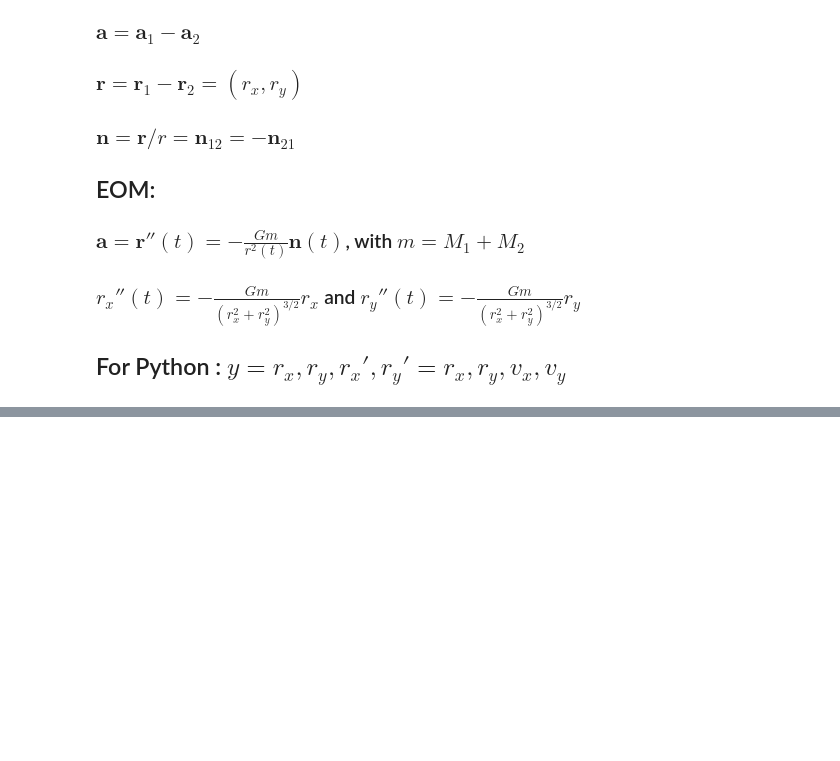
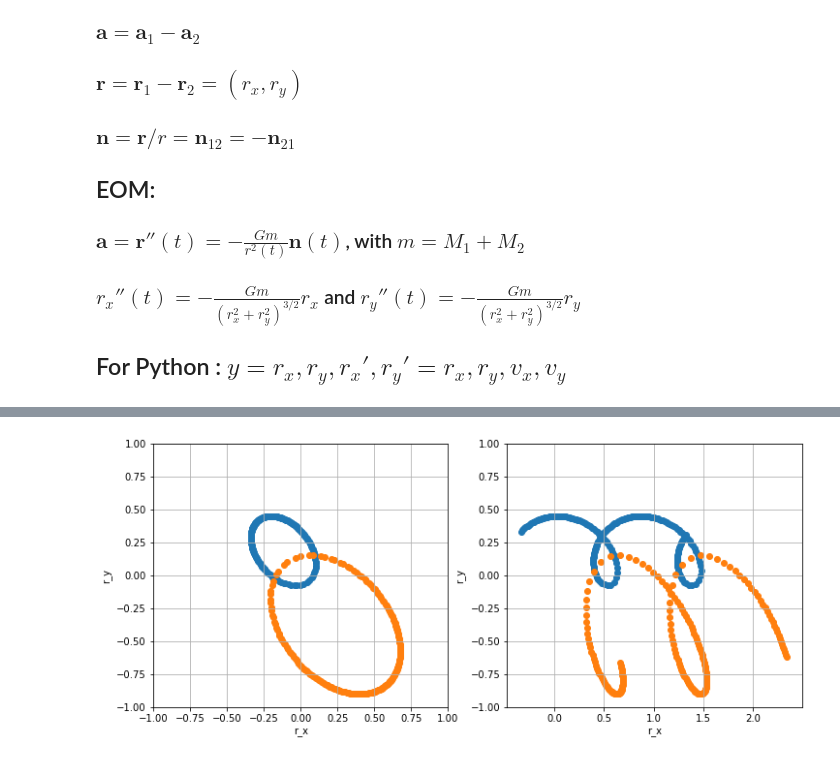
Before and after one commit to NiallJeffrey/post-Newtonian, a Jupyter notebook: Newton_2-body.ipynb, the cells around one changed output, grey strips where cells are left out. Saved outputs shown, nothing was run; the diff lists cells and outputs as text; code cells hidden in the pictures; blank space fills up the shorter version.

```diff
--- a/Newton_2-body.ipynb
+++ b/Newton_2-body.ipynb
@@ -53,0 +49,23 @@ No handles with labels found to put in legend.
+# %%
+def newtonian_r_components(r_relative, mass1, mass2):
+    specific_r_relative = r_relative / (mass1 + mass2)
+    return specific_r_relative * mass2, -specific_r_relative * mass1
+# %%
+r_relative = np.array([sol[:, 0], sol[:, 1]])
+
+r_x_absolute = newtonian_r_components(r_relative=r_relative[0], mass1=2., mass2=1.)
+
+r_y_absolute = newtonian_r_components(r_relative=r_relative[1], mass1=2., mass2=1.)
+# %%
+_ = plt.figure(figsize=(12,5)), plt.subplot(1,2,1)
+_ = plt.scatter(r_x_absolute[0], r_y_absolute[0] )
+_ = plt.scatter(r_x_absolute[1], r_y_absolute[1] )
+_ = plt.xlim(-1,1), plt.ylim(-1,1)
+_ = plt.ylabel('r_y'), plt.xlabel('r_x'), plt.grid()
+_ = plt.subplot(1,2,2)
+_ = plt.scatter(r_x_absolute[0] + t/6., r_y_absolute[0] )
+_ = plt.scatter(r_x_absolute[1]+ t/6., r_y_absolute[1] )
+_ = plt.ylim(-1,1)
+_ = plt.ylabel('r_y'), plt.xlabel('r_x'), plt.grid()
+# %% [output]
+[figure, added]
```
Also changed, not shown: parts of 4 cells of this notebook, 1 other file.
